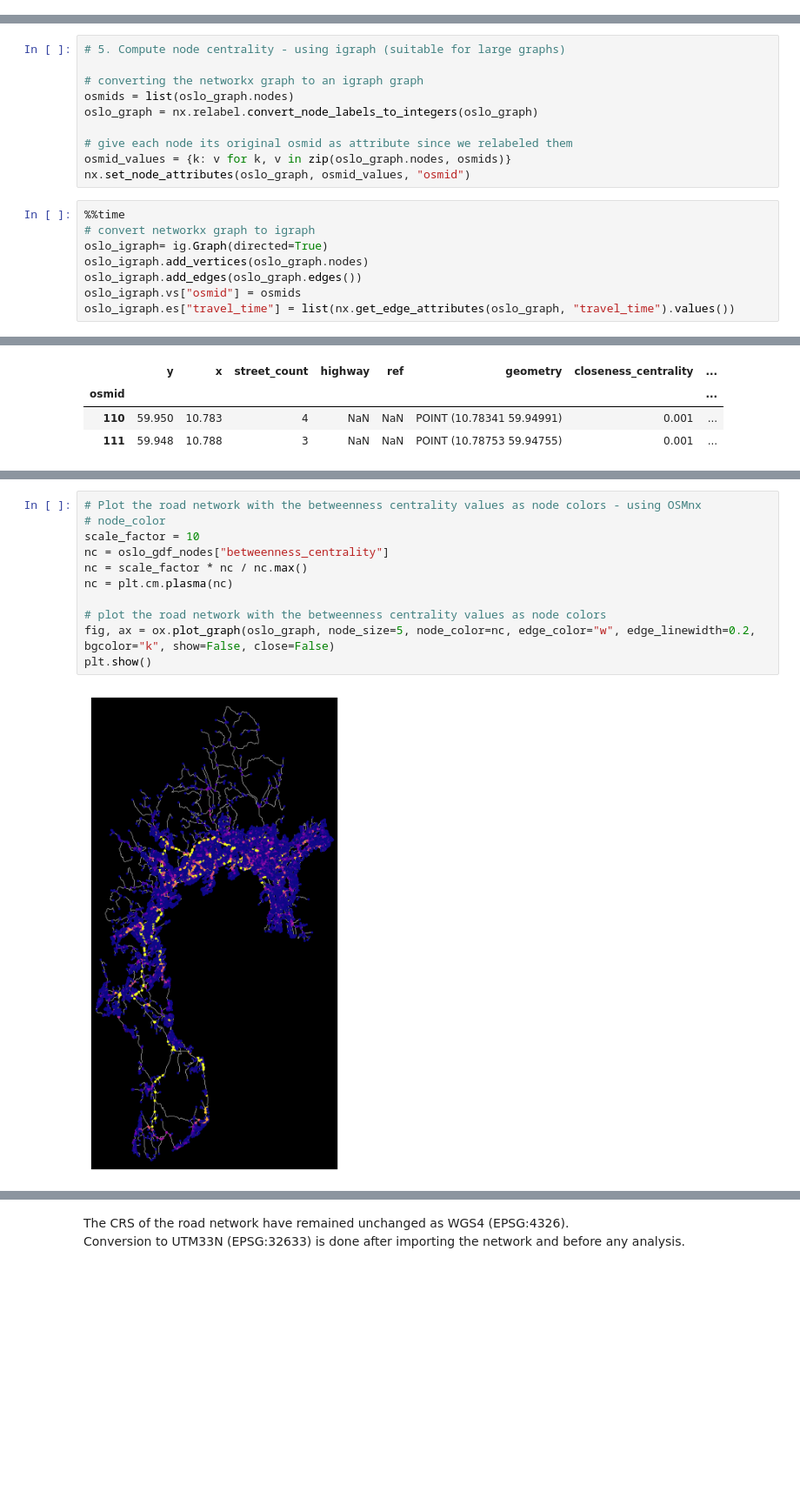
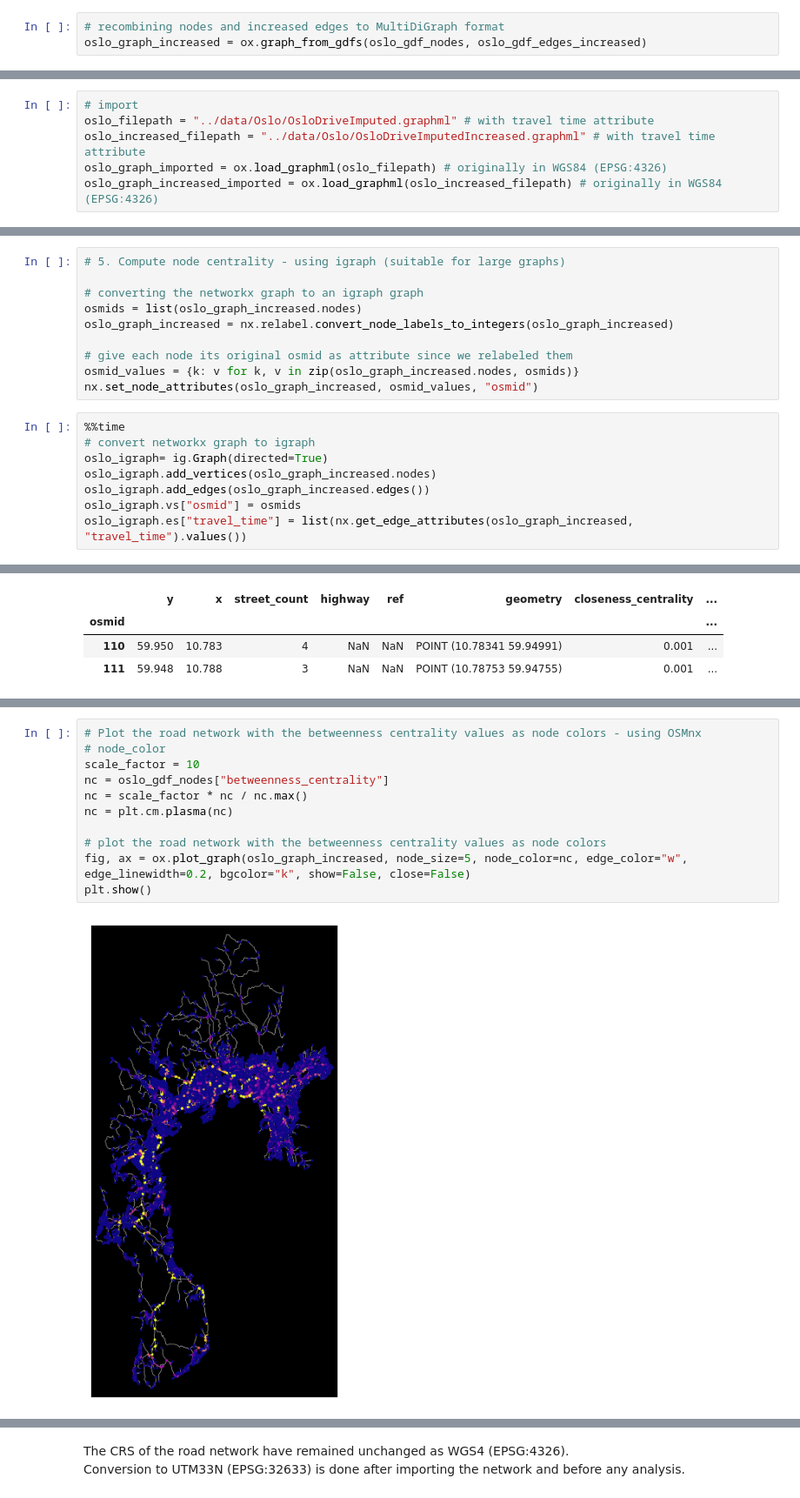
Before and after one commit to torhaa1/Response_Time_Minimization, a Jupyter notebook: preprocessing/22_preprocess_Oslo_district.ipynb, the cells around one changed output, grey strips where cells are left out. Shown at 87% size. Saved outputs shown, nothing was run; the diff lists cells and outputs as text; blank space fills up the shorter version.

```diff
--- a/preprocessing/22_preprocess_Oslo_district.ipynb
+++ b/preprocessing/22_preprocess_Oslo_district.ipynb
@@ -203,0 +239,3 @@ Here we verify the edges has new attributes: `speed_kph` and `travel_time`.
+# %%
+# recombining nodes and increased edges to MultiDiGraph format
+oslo_graph_increased = ox.graph_from_gdfs(oslo_gdf_nodes, oslo_gdf_edges_increased)
@@ -206,0 +258,6 @@ ox.save_graphml(oslo_graph, "../data/oslo/osloDriveImputed.graphml")
+# %%
+# import
+oslo_filepath = "../data/Oslo/OsloDriveImputed.graphml" # with travel time attribute
+oslo_increased_filepath = "../data/Oslo/OsloDriveImputedIncreased.graphml" # with travel time attribute
+oslo_graph_imported = ox.load_graphml(oslo_filepath) # originally in WGS84 (EPSG:4326)
+oslo_graph_increased_imported = ox.load_graphml(oslo_increased_filepath) # originally in WGS84 (EPSG:4326)
@@ -221,18 +307,18 @@ Wall time: 0 ns
 # 5. Compute node centrality - using igraph (suitable for large graphs)
 
 # converting the networkx graph to an igraph graph
-osmids = list(oslo_graph.nodes)
-oslo_graph = nx.relabel.convert_node_labels_to_integers(oslo_graph)
+osmids = list(oslo_graph_increased.nodes)
+oslo_graph_increased = nx.relabel.convert_node_labels_to_integers(oslo_graph_increased)
 
 # give each node its original osmid as attribute since we relabeled them
-osmid_values = {k: v for k, v in zip(oslo_graph.nodes, osmids)}
-nx.set_node_attributes(oslo_graph, osmid_values, "osmid")
+osmid_values = {k: v for k, v in zip(oslo_graph_increased.nodes, osmids)}
+nx.set_node_attributes(oslo_graph_increased, osmid_values, "osmid")
 # %%
 %%time
 # convert networkx graph to igraph
 oslo_igraph= ig.Graph(directed=True)
-oslo_igraph.add_vertices(oslo_graph.nodes)
-oslo_igraph.add_edges(oslo_graph.edges())
+oslo_igraph.add_vertices(oslo_graph_increased.nodes)
+oslo_igraph.add_edges(oslo_graph_increased.edges())
 oslo_igraph.vs["osmid"] = osmids
-oslo_igraph.es["travel_time"] = list(nx.get_edge_attributes(oslo_graph, "travel_time").values())
+oslo_igraph.es["travel_time"] = list(nx.get_edge_attributes(oslo_graph_increased, "travel_time").values())
 # %% [output]
@@ -327,16 +404,16 @@ plt.show()
 # %%
 # Plot the road network with the betweenness centrality values as node colors - using OSMnx
 # node_color
 scale_factor = 10
 nc = oslo_gdf_nodes["betweenness_centrality"]
 nc = scale_factor * nc / nc.max()
 nc = plt.cm.plasma(nc)
 
 # plot the road network with the betweenness centrality values as node colors
-fig, ax = ox.plot_graph(oslo_graph, node_size=5, node_color=nc, edge_color="w", edge_linewidth=0.2, bgcolor="k", show=False, close=False)
+fig, ax = ox.plot_graph(oslo_graph_increased, node_size=5, node_color=nc, edge_color="w", edge_linewidth=0.2, bgcolor="k", show=False, close=False)
 plt.show()
 # %% [output]
-[figure, old version]
+[figure, new version]
 # %%
 # Save centrality to CSV file with 'closeness_centrality' column and 'osmid' as index
 
```
Also changed, not shown: parts of 36 cells of this notebook, 2 other files.
